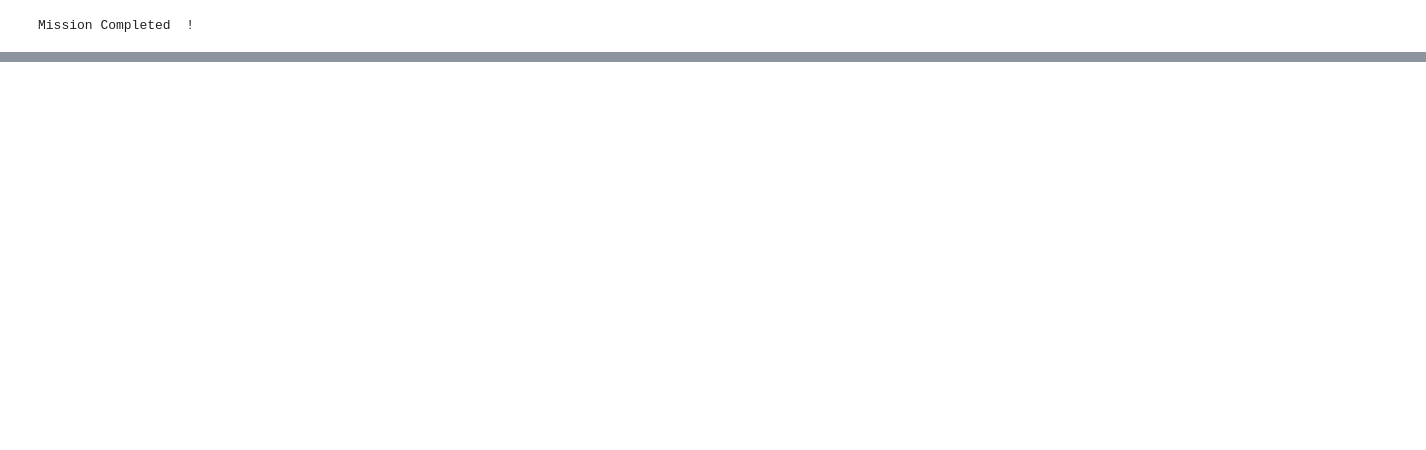
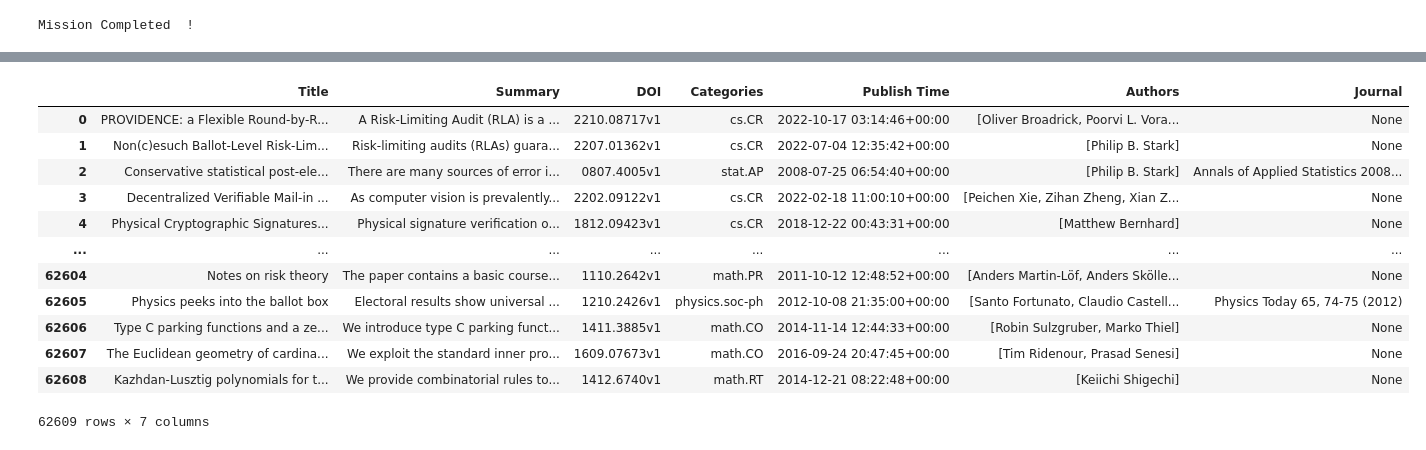
Before and after one commit to ehsanestaji/arxiv-evoting-papers-data-mining, a Jupyter notebook: Data Collectors.ipynb, the cells around one changed output, grey strips where cells are left out. Saved outputs shown, nothing was run; the diff lists cells and outputs as text; code cells hidden in the pictures; blank space fills up the shorter version.

```diff
--- a/Data Collectors.ipynb
+++ b/Data Collectors.ipynb
@@ -318,0 +335,16 @@ df.to_csv('DataCollection/DB.csv', index=False)
+# %%
+FinalCollector(0,694,100)
+# %% [output]
+|  | Title | Summary | DOI | Categories | Publish Time | Authors | Journal |
+| 0 | PROVIDENCE: a Flexible Round-by-R... | A Risk-Limiting Audit (RLA) is a ... | 2210.08717v1 | cs.CR | 2022-10-17 03:14:46+00:00 | [Oliver Broadrick, Poorvi L. Vora... | None |
+| 1 | Non(c)esuch Ballot-Level Risk-Lim... | Risk-limiting audits (RLAs) guara... | 2207.01362v1 | cs.CR | 2022-07-04 12:35:42+00:00 | [Philip B. Stark] | None |
+| 2 | Conservative statistical post-ele... | There are many sources of error i... | 0807.4005v1 | stat.AP | 2008-07-25 06:54:40+00:00 | [Philip B. Stark] | Annals of Applied Statistics 2008... |
+| 3 | Decentralized Verifiable Mail-in ... | As computer vision is prevalently... | 2202.09122v1 | cs.CR | 2022-02-18 11:00:10+00:00 | [Peichen Xie, Zihan Zheng, Xian Z... | None |
+| 4 | Physical Cryptographic Signatures... | Physical signature verification o... | 1812.09423v1 | cs.CR | 2018-12-22 00:43:31+00:00 | [Matthew Bernhard] | None |
+| ... | ... | ... | ... | ... | ... | ... | ... |
+| 62604 | Notes on risk theory | The paper contains a basic course... | 1110.2642v1 | math.PR | 2011-10-12 12:48:52+00:00 | [Anders Martin-Löf, Anders Skölle... | None |
+| 62605 | Physics peeks into the ballot box | Electoral results show universal ... | 1210.2426v1 | physics.soc-ph | 2012-10-08 21:35:00+00:00 | [Santo Fortunato, Claudio Castell... | Physics Today 65, 74-75 (2012) |
+| 62606 | Type C parking functions and a ze... | We introduce type C parking funct... | 1411.3885v1 | math.CO | 2014-11-14 12:44:33+00:00 | [Robin Sulzgruber, Marko Thiel] | None |
+| 62607 | The Euclidean geometry of cardina... | We exploit the standard inner pro... | 1609.07673v1 | math.CO | 2016-09-24 20:47:45+00:00 | [Tim Ridenour, Prasad Senesi] | None |
+| 62608 | Kazhdan-Lusztig polynomials for t... | We provide combinatorial rules to... | 1412.6740v1 | math.RT | 2014-12-21 08:22:48+00:00 | [Keiichi Shigechi] | None |
+62609 rows × 7 columns
```
Also changed, not shown: parts of 3 cells of this notebook, 16 other files.
